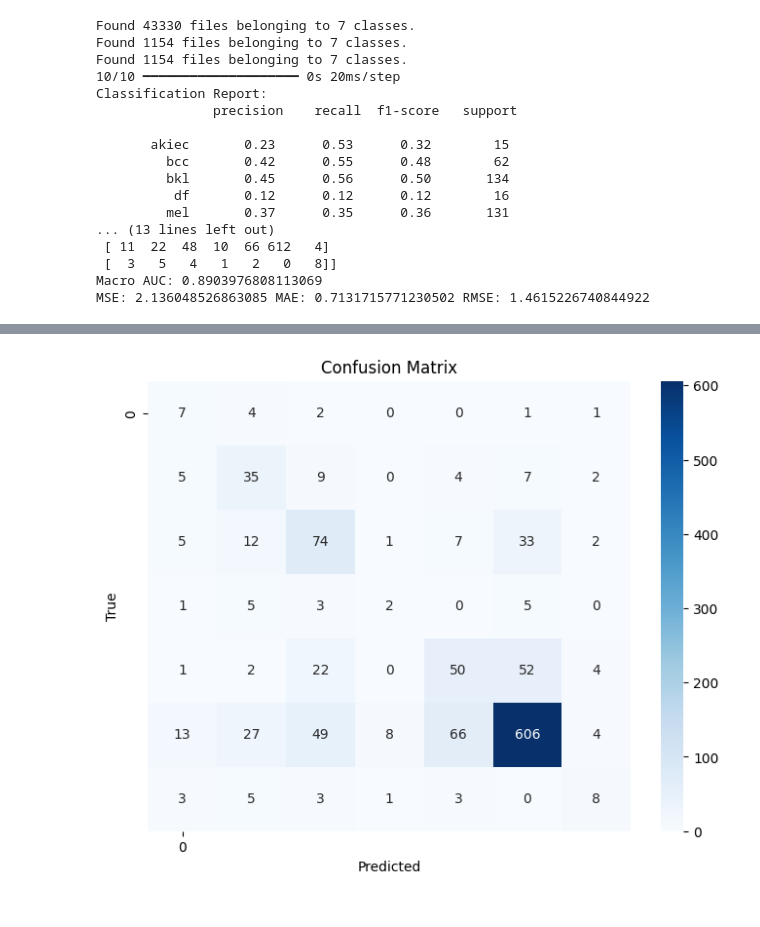
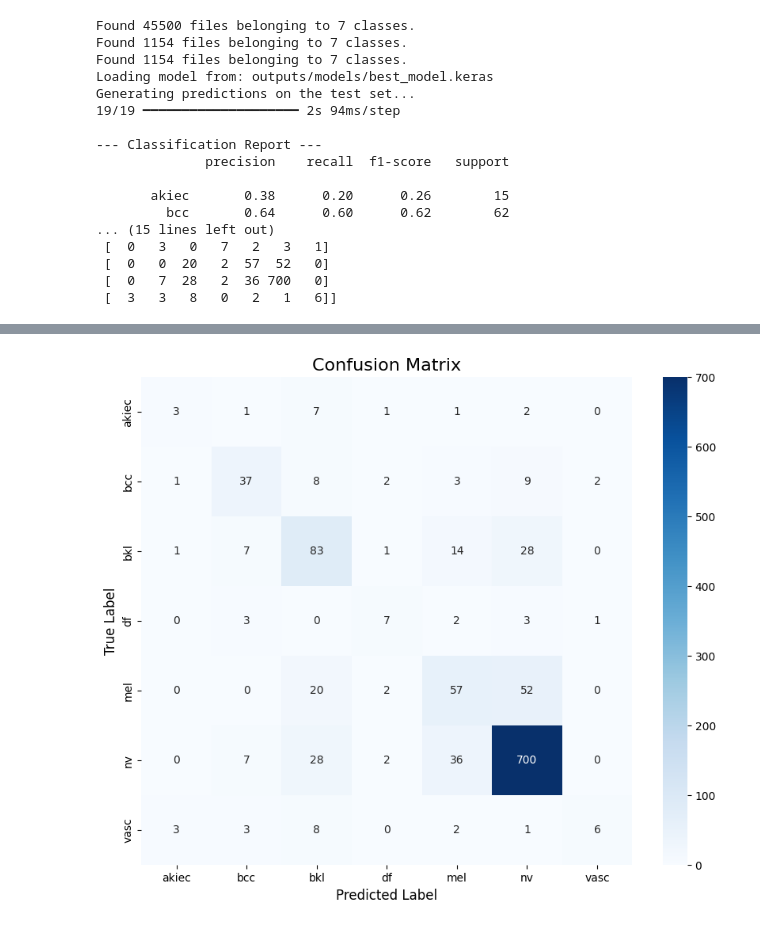
Before and after one commit to Harsh-Panchal-1/Skin_Cancer_Detection_ML_Model, a Jupyter notebook: notebooks/02_training_eval.ipynb, the cells around one changed output, grey strips where cells are left out. Cells and saved outputs as stored; diff of their text form; code cells hidden in the pictures.

Commit message:
Changed Model Architecture and  Data Preprocessing

```diff
--- a/notebooks/02_training_eval.ipynb
+++ b/notebooks/02_training_eval.ipynb
@@ -51,40 +75,41 @@ plt.show()
 # %%
-evaluate_model("outputs/models/best_model.keras")
+y_true, y_pred, y_probs = evaluate_model()
 # %% [output]
-Found 43330 files belonging to 7 classes.
+Found 45500 files belonging to 7 classes.
 Found 1154 files belonging to 7 classes.
 Found 1154 files belonging to 7 classes.
-10/10 ━━━━━━━━━━━━━━━━━━━━ 0s 20ms/step
-Classification Report:
-               precision    recall  f1-score   support
+Loading model from: outputs/models/best_model.keras
+Generating predictions on the test set...
+19/19 ━━━━━━━━━━━━━━━━━━━━ 2s 94ms/step
 
-       akiec       0.23      0.53      0.32        15
-         bcc       0.42      0.55      0.48        62
-         bkl       0.45      0.56      0.50       134
-          df       0.12      0.12      0.12        16
-         mel       0.37      0.35      0.36       131
-... (13 lines left out)
- [ 11  22  48  10  66 612   4]
- [  3   5   4   1   2   0   8]]
-Macro AUC: 0.8903976808113069
-MSE: 2.136048526863085 MAE: 0.7131715771230502 RMSE: 1.4615226740844922
+--- Classification Report ---
+              precision    recall  f1-score   support
+
+       akiec       0.38      0.20      0.26        15
+         bcc       0.64      0.60      0.62        62
+... (15 lines left out)
+ [  0   3   0   7   2   3   1]
+ [  0   0  20   2  57  52   0]
+ [  0   7  28   2  36 700   0]
+ [  3   3   8   0   2   1   6]]
 # %%
+import seaborn as sns
+import matplotlib.pyplot as plt
 from sklearn.metrics import confusion_matrix
-import tensorflow as tf
 
-y_true = np.concatenate([y.numpy() for x,y in test_ds], axis=0)
-y_probs = model.predict(test_ds)
-y_pred = np.argmax(y_probs, axis=1)
+# The 'CLASSES' list should be defined in this notebook or imported
+CLASSES = ['akiec', 'bcc', 'bkl', 'df', 'mel', 'nv', 'vasc']
 
+# 'y_true' and 'y_pred' are now defined from the cell above
 cm = confusion_matrix(y_true, y_pred)
 
-plt.figure(figsize=(8,6))
-sns.heatmap(cm, annot=True, fmt="d", cmap="Blues",
-            xticklabels=model.output_shape[-1],
-            yticklabels=model.output_shape[-1])
-plt.xlabel("Predicted")
-plt.ylabel("True")
-plt.title("Confusion Matrix")
-plt.savefig("outputs/plots/confusion_matrix.png")
+plt.figure(figsize=(10, 8))
+sns.heatmap(cm, annot=True, fmt='d', cmap='Blues',
+            xticklabels=CLASSES,
+            yticklabels=CLASSES)
+
+plt.title('Confusion Matrix', fontsize=16)
+plt.xlabel('Predicted Label', fontsize=12)
+plt.ylabel('True Label', fontsize=12)
 plt.show()
 # %% [output]
@@ -92,2 +116,2 @@ plt.show()
-[figure, old version]
+[figure, new version]
 # %%
```
Also changed, not shown: parts of 4 cells of this notebook, 15 other files.
